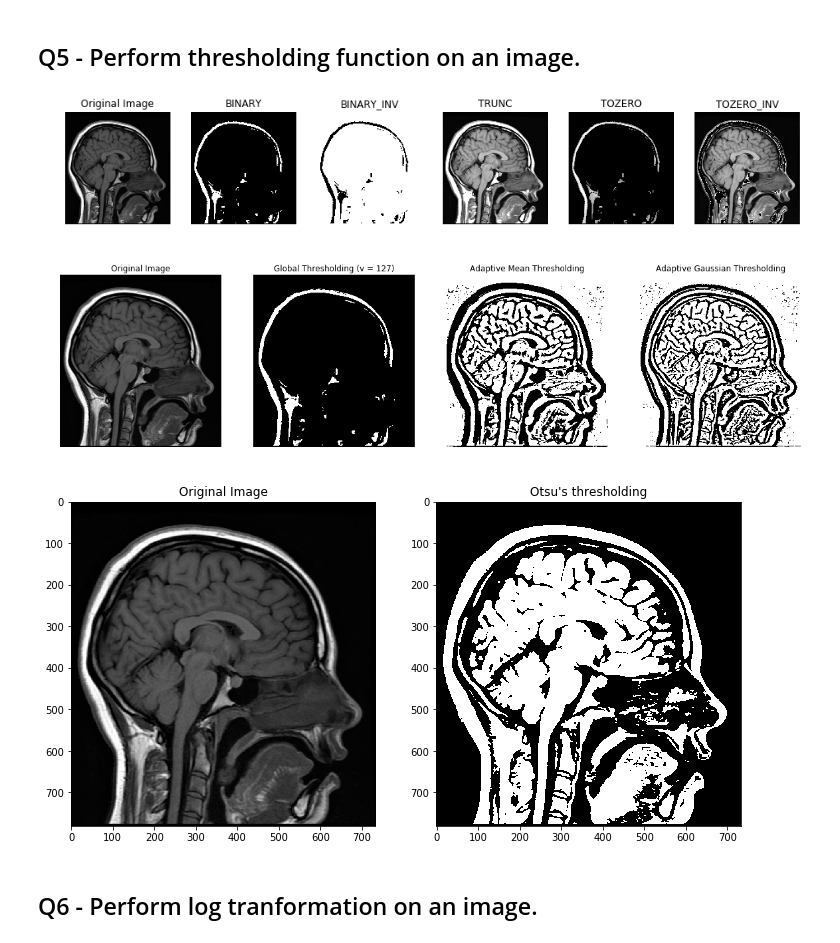
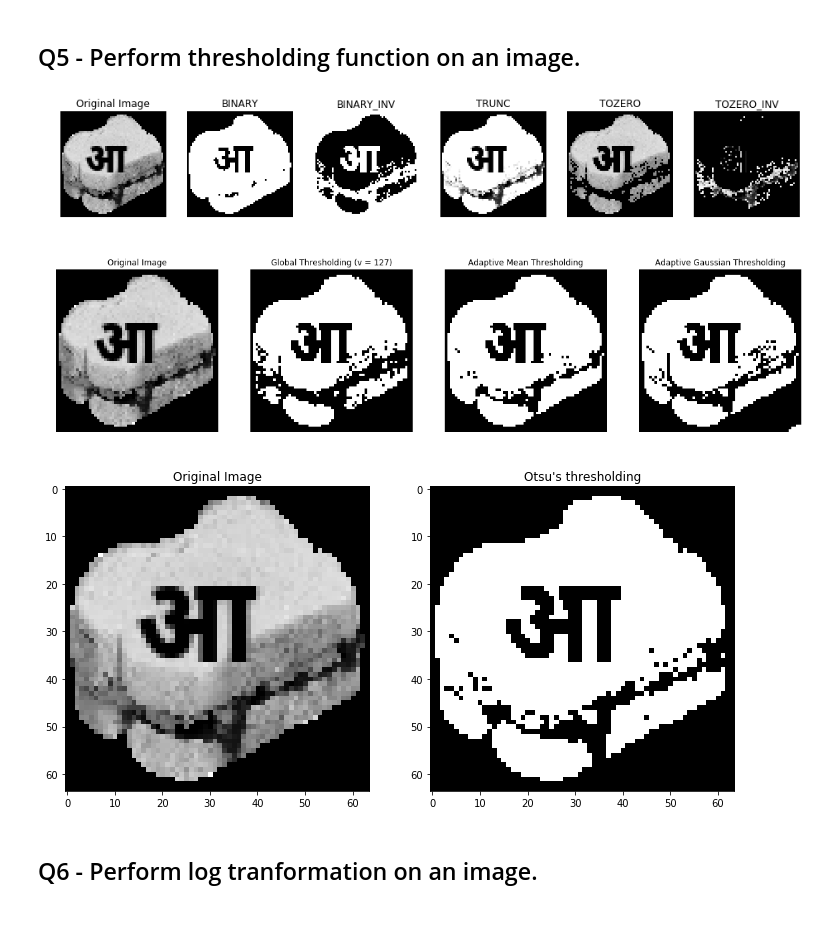
Before and after one commit to anuragjoshi3519/DUCS-Files, a Jupyter notebook: DUCS/Image Processing/Image-Processing-Practical-Questions.ipynb, the cells around one changed output. Cells and saved outputs as stored; diff of their text form; code cells hidden in the pictures.

```diff
--- a/DUCS/Image Processing/Image-Processing-Practical-Questions.ipynb
+++ b/DUCS/Image Processing/Image-Processing-Practical-Questions.ipynb
@@ -94,8 +94,8 @@ if cv2.waitKey(0)&0xff == ord('q'):
 # %%
 ## Simple Thresholding functions
 
-img = cv2.imread('Images/img2.png',0)
-ret,img1 = cv2.threshold(img,127,255,cv2.THRESH_BINARY)
+img = cv2.imread('Images/V1_C0_66.png',0)
+ret,img1 = cv2.threshold(img,1,255,cv2.THRESH_BINARY)
 ret,img2 = cv2.threshold(img,127,255,cv2.THRESH_BINARY_INV)
 ret,img3 = cv2.threshold(img,127,255,cv2.THRESH_TRUNC)
 ret,img4 = cv2.threshold(img,127,255,cv2.THRESH_TOZERO)
@@ -113,37 +113,37 @@ plt.show()
 
 
 ## Adaptive thresholding
-image = cv2.imread('Images/img2.png',0)
+image = cv2.imread('Images/V1_C0_66.png',0)
 ret,image1 = cv2.threshold(image,127,255,cv2.THRESH_BINARY)
 image2 = cv2.adaptiveThreshold(image,255,cv2.ADAPTIVE_THRESH_MEAN_C,cv2.THRESH_BINARY,45,2)
 image3 = cv2.adaptiveThreshold(image,255,cv2.ADAPTIVE_THRESH_GAUSSIAN_C,cv2.THRESH_BINARY,45,2)
 titles = ['Original Image', 'Global Thresholding (v = 127)','Adaptive Mean Thresholding', 'Adaptive Gaussian Thresholding']
 images = [img, image1, image2, image3]
 plt.figure(figsize=(20,20))
 for i in range(4):
     plt.subplot(1,4,i+1)
     plt.imshow(images[i],'gray')
     plt.title(titles[i])
     plt.axis('off')
 plt.show()
 
 
 # Otsu's thresholding
 
 ret,img1 = cv2.threshold(img,0,255,cv2.THRESH_BINARY+cv2.THRESH_OTSU)
 
 plt.figure(figsize=(12,12))
 plt.subplot(1,2,1)
 plt.imshow(img,'gray')
 plt.title("Original Image")
 plt.subplot(1,2,2)
 plt.imshow(img1,'gray')
 plt.title("Otsu's thresholding")
 plt.show()
 # %% [output]
-[figure, old version]
+[figure, new version]
-[figure, old version]
+[figure, new version]
-[figure, old version]
+[figure, new version]
 # %% [markdown]
 ## Q6 - Perform log tranformation on an image.
 # %%
```
Also changed, not shown: parts of 1 cell of this notebook, 14 other files.
